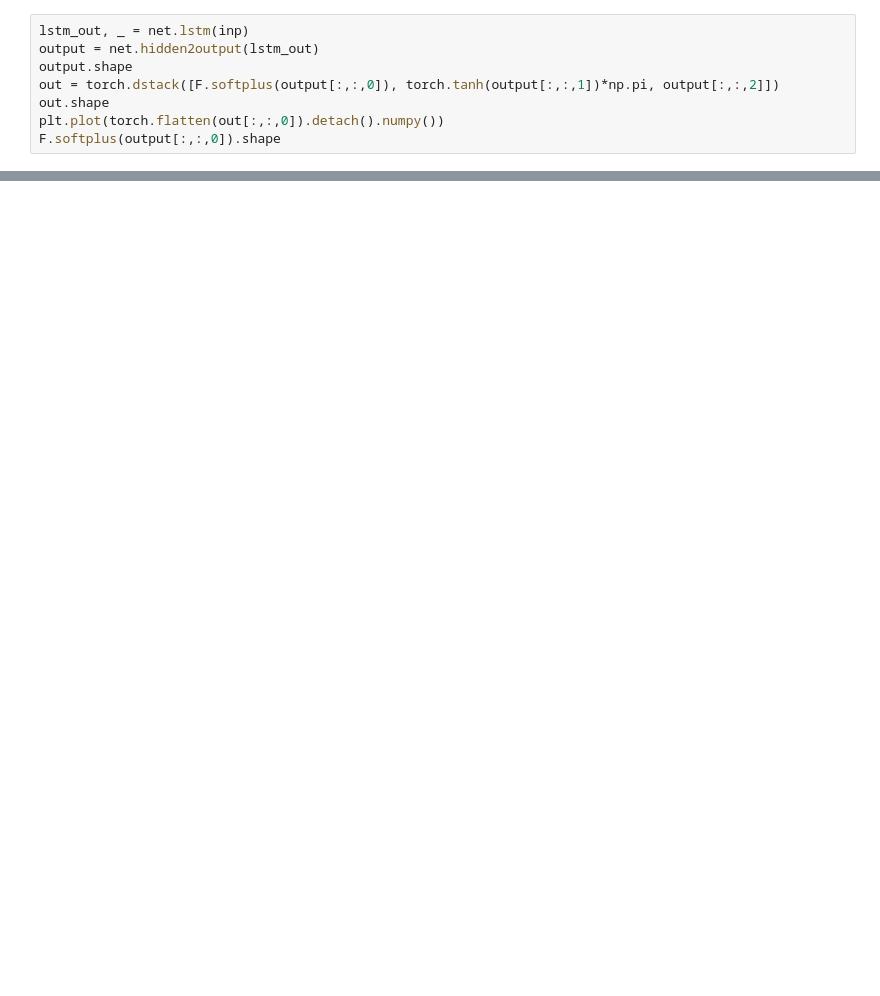
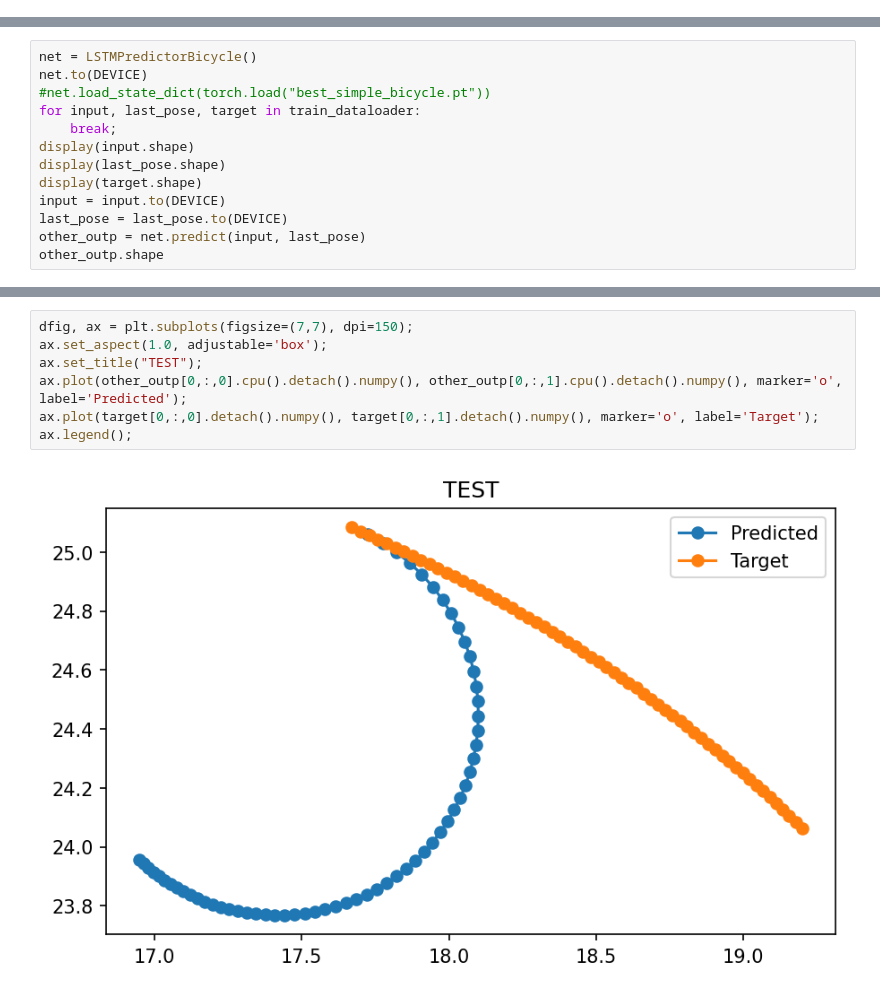
Before and after one commit to nandantumu/VehicleMotionPrediction, a Jupyter notebook: src/approaches/basic_bicycle-tensorboard.ipynb, the cells around one changed output, grey strips where cells are left out. Cells and saved outputs as stored; diff of their text form; blank space fills up the shorter version.

```diff
--- a/src/approaches/basic_bicycle-tensorboard.ipynb
+++ b/src/approaches/basic_bicycle-tensorboard.ipynb
@@ -145,8 +0,0 @@ torch.Size([32, 10, 3])
-# %%
-lstm_out, _ = net.lstm(inp)
-output = net.hidden2output(lstm_out)
-output.shape
-out = torch.dstack([F.softplus(output[:,:,0]), torch.tanh(output[:,:,1])*np.pi, output[:,:,2]])
-out.shape
-plt.plot(torch.flatten(out[:,:,0]).detach().numpy())
-F.softplus(output[:,:,0]).shape
@@ -278,0 +244,13 @@ test_losses
+# %%
+net = LSTMPredictorBicycle()
+net.to(DEVICE)
+#net.load_state_dict(torch.load("best_simple_bicycle.pt"))
+for input, last_pose, target in train_dataloader:
+    break;
+display(input.shape)
+display(last_pose.shape)
+display(target.shape)
+input = input.to(DEVICE)
+last_pose = last_pose.to(DEVICE)
+other_outp = net.predict(input, last_pose)
+other_outp.shape
@@ -278,0 +271,9 @@ test_losses
+# %%
+dfig, ax = plt.subplots(figsize=(7,7), dpi=150);
+ax.set_aspect(1.0, adjustable='box');
+ax.set_title("TEST");
+ax.plot(other_outp[0,:,0].cpu().detach().numpy(), other_outp[0,:,1].cpu().detach().numpy(), marker='o', label='Predicted');
+ax.plot(target[0,:,0].detach().numpy(), target[0,:,1].detach().numpy(), marker='o', label='Target');
+ax.legend();
+# %% [output]
+[figure, added]
```
Also changed, not shown: parts of 40 cells of this notebook, 14 other files.
